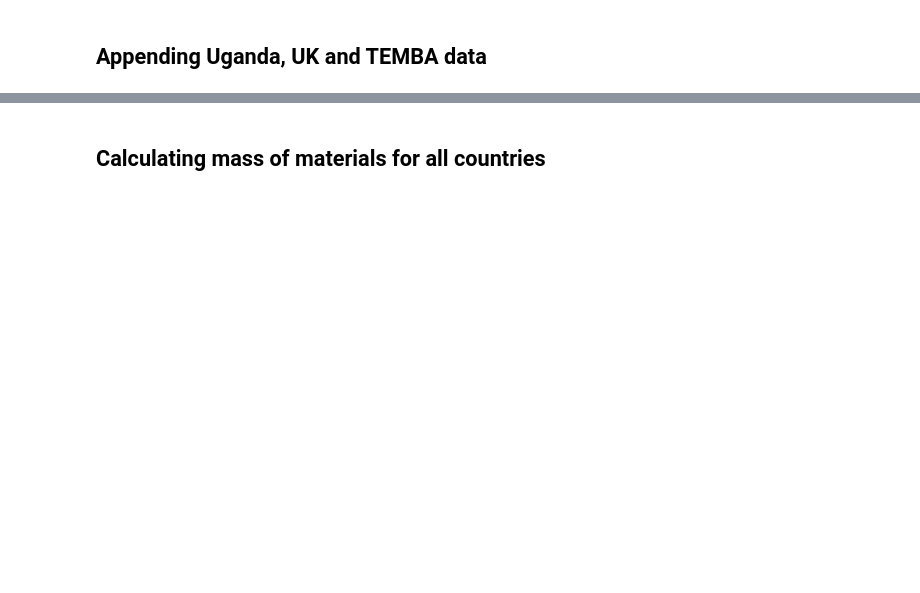
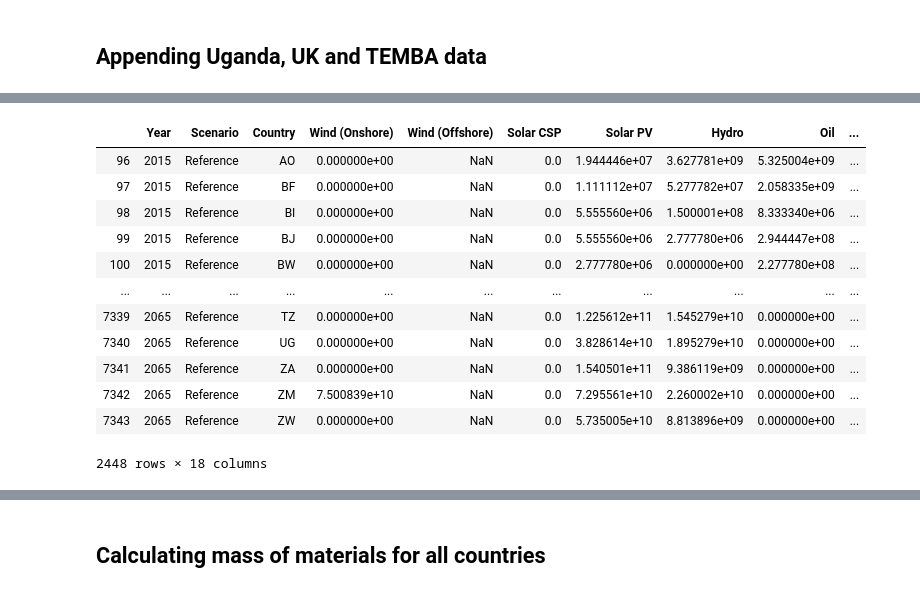
Before and after one commit to kcerva/MAT-DP, a Jupyter notebook: notebooks/MAT-DP.ipynb, the cells around one changed output, grey strips where cells are left out. Saved outputs shown, nothing was run; the diff lists cells and outputs as text; code cells hidden in the pictures; blank space fills up the shorter version.

```diff
--- a/notebooks/MAT-DP.ipynb
+++ b/notebooks/MAT-DP.ipynb
@@ -193,0 +214,16 @@ dfC = dfC[['Year', 'Scenario', 'Country', 'Wind (Onshore)', 'Wind (Offshore)',
+# %%
+dfC[dfC['Scenario']=='Reference']
+# %% [output]
+|  | Year | Scenario | Country | Wind (Onshore) | Wind (Offshore) | Solar CSP | Solar PV | Hydro | Oil | ... |
+| 96 | 2015 | Reference | AO | 0.000000e+00 | NaN | 0.0 | 1.944446e+07 | 3.627781e+09 | 5.325004e+09 | ... |
+| 97 | 2015 | Reference | BF | 0.000000e+00 | NaN | 0.0 | 1.111112e+07 | 5.277782e+07 | 2.058335e+09 | ... |
+| 98 | 2015 | Reference | BI | 0.000000e+00 | NaN | 0.0 | 5.555560e+06 | 1.500001e+08 | 8.333340e+06 | ... |
+| 99 | 2015 | Reference | BJ | 0.000000e+00 | NaN | 0.0 | 5.555560e+06 | 2.777780e+06 | 2.944447e+08 | ... |
+| 100 | 2015 | Reference | BW | 0.000000e+00 | NaN | 0.0 | 2.777780e+06 | 0.000000e+00 | 2.277780e+08 | ... |
+| ... | ... | ... | ... | ... | ... | ... | ... | ... | ... | ... |
+| 7339 | 2065 | Reference | TZ | 0.000000e+00 | NaN | 0.0 | 1.225612e+11 | 1.545279e+10 | 0.000000e+00 | ... |
+| 7340 | 2065 | Reference | UG | 0.000000e+00 | NaN | 0.0 | 3.828614e+10 | 1.895279e+10 | 0.000000e+00 | ... |
+| 7341 | 2065 | Reference | ZA | 0.000000e+00 | NaN | 0.0 | 1.540501e+11 | 9.386119e+09 | 0.000000e+00 | ... |
+| 7342 | 2065 | Reference | ZM | 7.500839e+10 | NaN | 0.0 | 7.295561e+10 | 2.260002e+10 | 0.000000e+00 | ... |
+| 7343 | 2065 | Reference | ZW | 0.000000e+00 | NaN | 0.0 | 5.735005e+10 | 8.813896e+09 | 0.000000e+00 | ... |
+2448 rows × 18 columns
```
Also changed, not shown: parts of 25 cells of this notebook, 16 other files.
